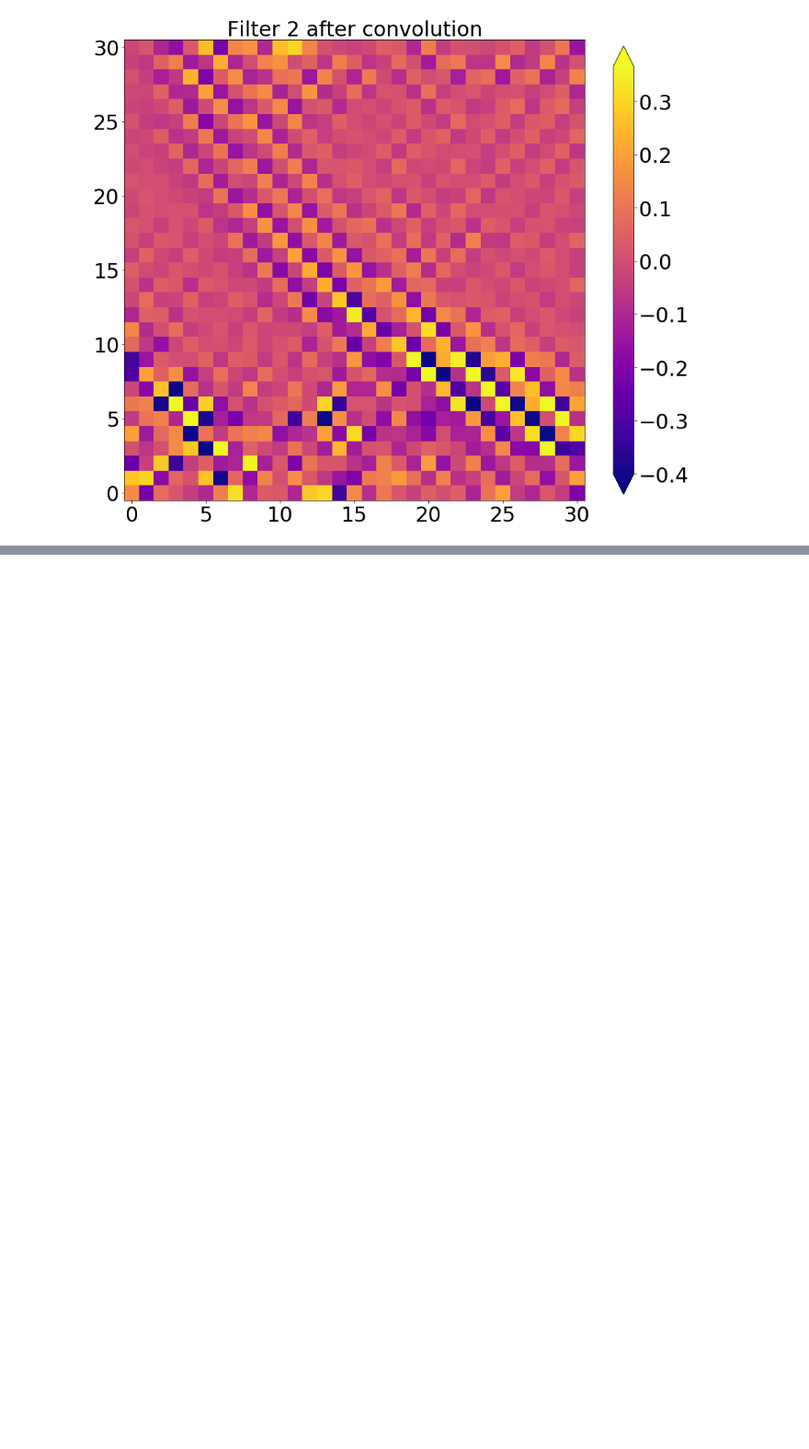
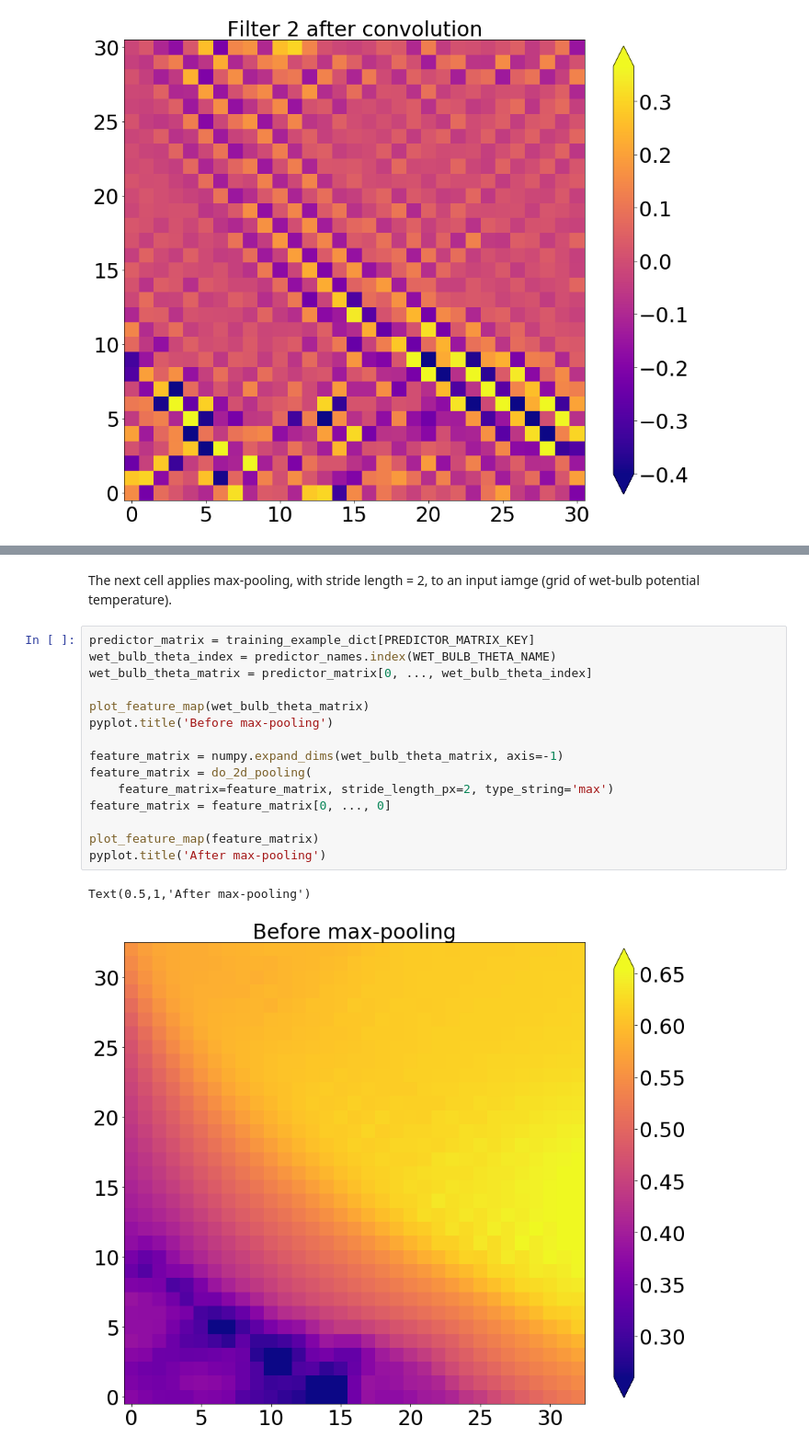
Before and after one commit to thunderhoser/aiml_symposium, a Jupyter notebook: aiml_symposium/aiml_symposium.ipynb, the cells around one changed output, grey strips where cells are left out. Shown at 92% size. Drawn from its saved outputs; the diff is of its cells as text; blank space fills up the shorter version.

```diff
--- a/aiml_symposium/aiml_symposium.ipynb
+++ b/aiml_symposium/aiml_symposium.ipynb
@@ -978,0 +1114,20 @@ Text(0.5,1,'Filter 2 after convolution')
+# %% [markdown]
+The next cell applies max-pooling, with stride length = 2, to an input iamge (grid of wet-bulb potential temperature).
+# %%
+predictor_matrix = training_example_dict[PREDICTOR_MATRIX_KEY]
+wet_bulb_theta_index = predictor_names.index(WET_BULB_THETA_NAME)
+wet_bulb_theta_matrix = predictor_matrix[0, ..., wet_bulb_theta_index]
+
+plot_feature_map(wet_bulb_theta_matrix)
+pyplot.title('Before max-pooling')
+
+feature_matrix = numpy.expand_dims(wet_bulb_theta_matrix, axis=-1)
+feature_matrix = do_2d_pooling(
+    feature_matrix=feature_matrix, stride_length_px=2, type_string='max')
+feature_matrix = feature_matrix[0, ..., 0]
+
+plot_feature_map(feature_matrix)
+pyplot.title('After max-pooling')
+# %% [output]
+Text(0.5,1,'After max-pooling')
+[figure, added]
```
Also changed, not shown: parts of 15 cells of this notebook.
